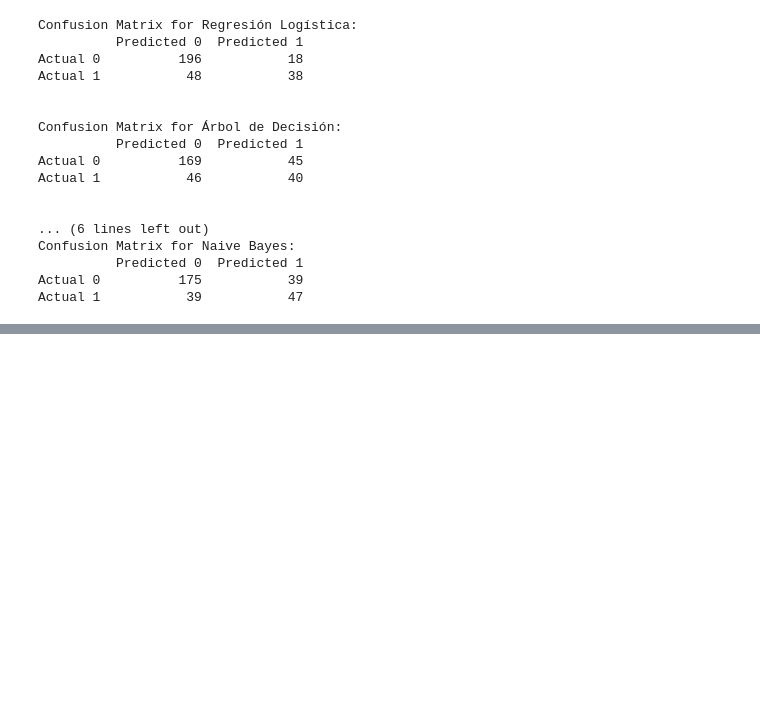
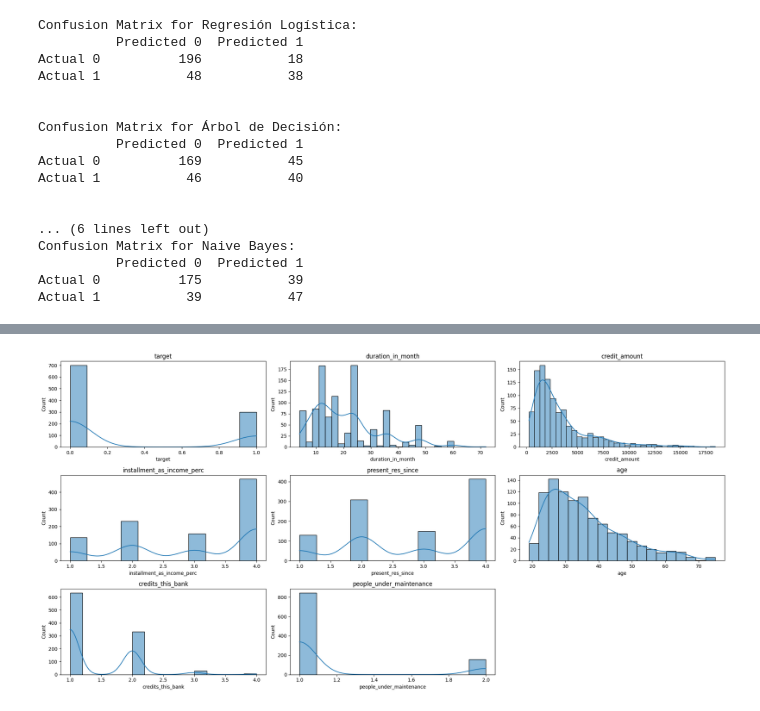
Before and after one commit to pablovanegas/Riesgo_Deudor, a Jupyter notebook: debt_risk.ipynb, the cells around one changed output, grey strips where cells are left out. Cells and saved outputs as stored; diff of their text form; code cells hidden in the pictures; blank space fills up the shorter version.

```diff
--- a/debt_risk.ipynb
+++ b/debt_risk.ipynb
@@ -4,6 +4,7 @@ import matplotlib.pyplot as plt
 import seaborn as sns
 #Importing data set
 datos = pd.read_csv('german_credit.csv')
+datos_origininales = datos.copy()
 #Printing the first 5 rows of the data set
 datos.head()
 # %% [output]
@@ -408,3 +406,6 @@ Confusion Matrix for Naive Bayes:
           Predicted 0  Predicted 1
 Actual 0          175           39
 Actual 1           39           47
+# %%
+datos_2 = datos_origininales.copy()
+datos_2.head()
@@ -410,0 +440,4 @@ Actual 1           39           47
+# %%
+datos_2 = datos_2.rename(columns={'default': 'target'})
+categoricas = list(datos_2.select_dtypes(include=['object']).columns)
+numericas = list(datos_2.select_dtypes(include=['int64', 'float64']).columns)
@@ -410,0 +458,15 @@ Actual 1           39           47
+# %%
+# Se observa que las variables tienen escalas muy diferentes, sin embargo se va a usar seaborn o matplotlib para visualizar mejor la distribucion de las variables (ya fueron importadas antes)
+
+def visualiza_distribucion():
+    global datos_2
+    plt.figure(figsize=(20, 10))
+    for i, col in enumerate(numericas):
+        plt.subplot(3, 3, i+1)
+        sns.histplot(datos_2[col], kde=True)
+        plt.title(col)
+    plt.tight_layout()
+    plt.show(block=False)
+visualiza_distribucion()
+# %% [output]
+[figure, added]
```
Also changed, not shown: parts of 19 cells of this notebook, 1 other file.
